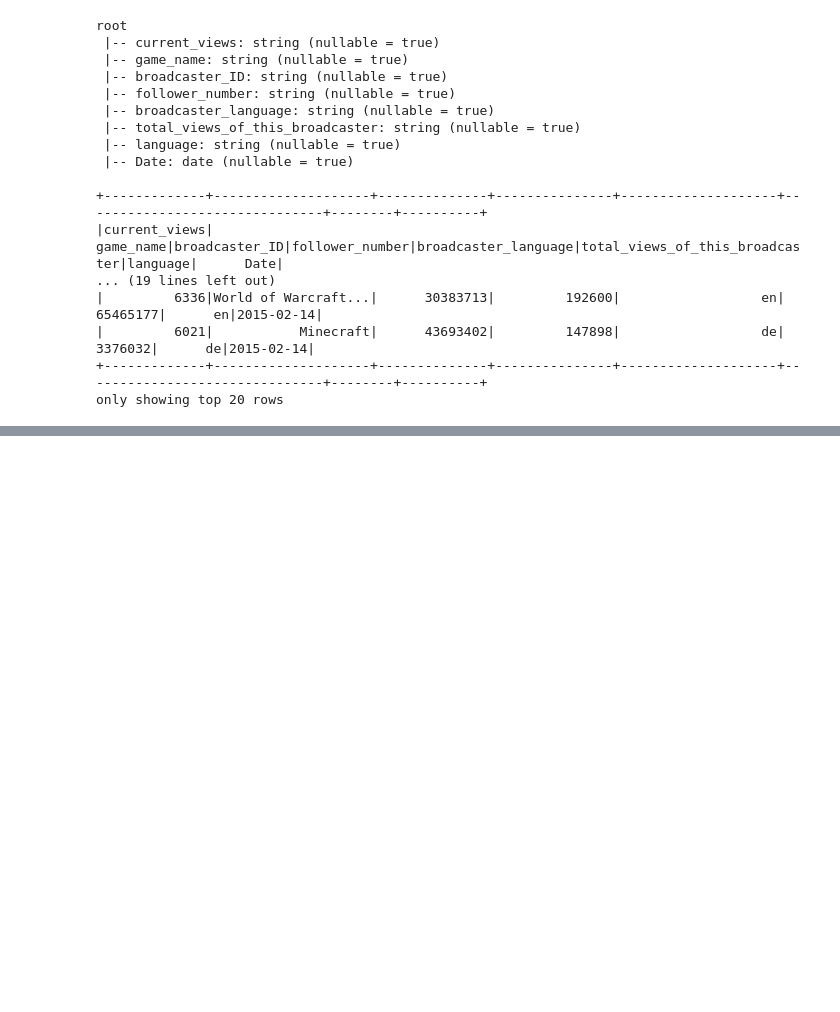
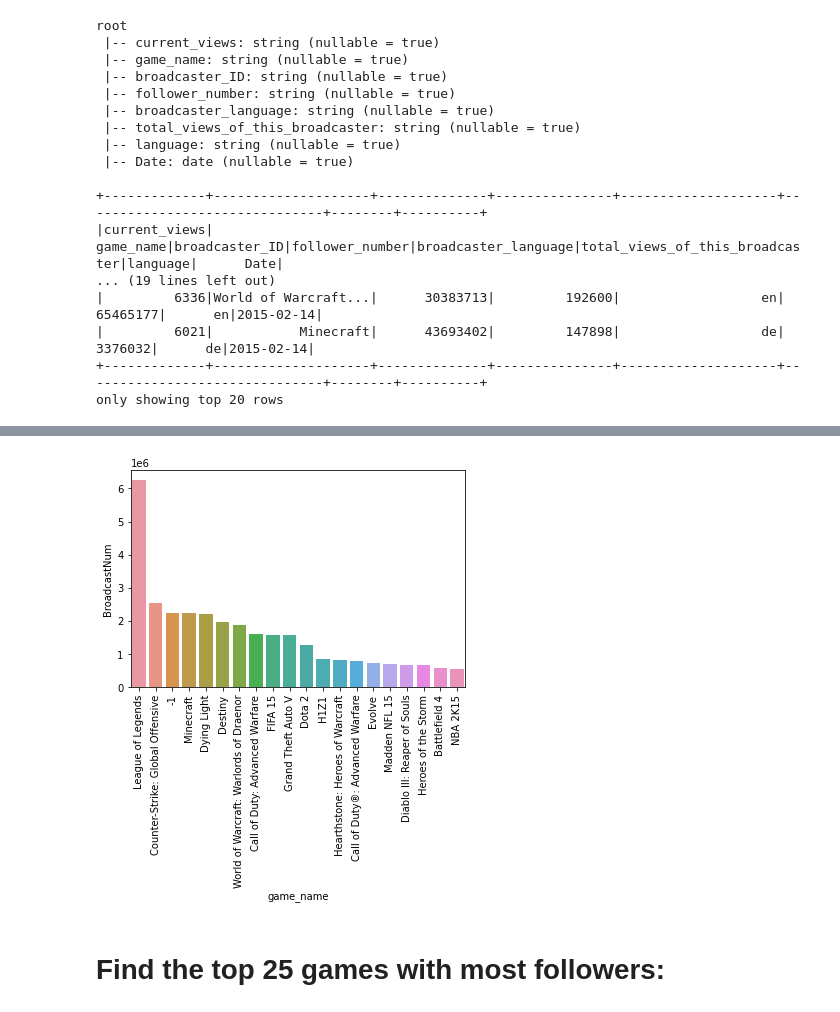
Before and after one commit to DylanJJH/502_Project, a Jupyter notebook: twitch.ipynb, the cells around one changed output, grey strips where cells are left out. Saved outputs shown, nothing was run; the diff lists cells and outputs as text; code cells hidden in the pictures; blank space fills up the shorter version.

```diff
--- a/twitch.ipynb
+++ b/twitch.ipynb
@@ -124,0 +107,2 @@ AnalysisException: '"current_views" is not a numeric column. Aggregation functio
+# %%
+game_broadcaster=spark.sql("SELECT game_name, count(Broadcaster_ID) AS BroadcastNum FROM twitch GROUP BY game_name ORDER BY BroadcastNum DESC")
@@ -124,0 +135,2 @@ AnalysisException: '"current_views" is not a numeric column. Aggregation functio
+# %%
+game_broadcaster = game_broadcaster.withColumn("BroadcastNum", game_broadcaster["BroadcastNum"].cast(IntegerType()))
@@ -124,0 +146,2 @@ AnalysisException: '"current_views" is not a numeric column. Aggregation functio
+# %%
+game_broadcaster_pandas=game_broadcaster.toPandas()
@@ -124,0 +157,7 @@ AnalysisException: '"current_views" is not a numeric column. Aggregation functio
+# %%
+ax=sns.barplot(x='game_name',y='BroadcastNum', data=game_broadcaster_pandas[0:20])
+b=ax.set_xticklabels(game_broadcaster_pandas[0:20]['game_name'],rotation=90)
+# %% [output]
+[figure, added]
+# %% [markdown]
+# Find the top 25 games with most followers:
```
Also changed, not shown: parts of 21 cells of this notebook.
